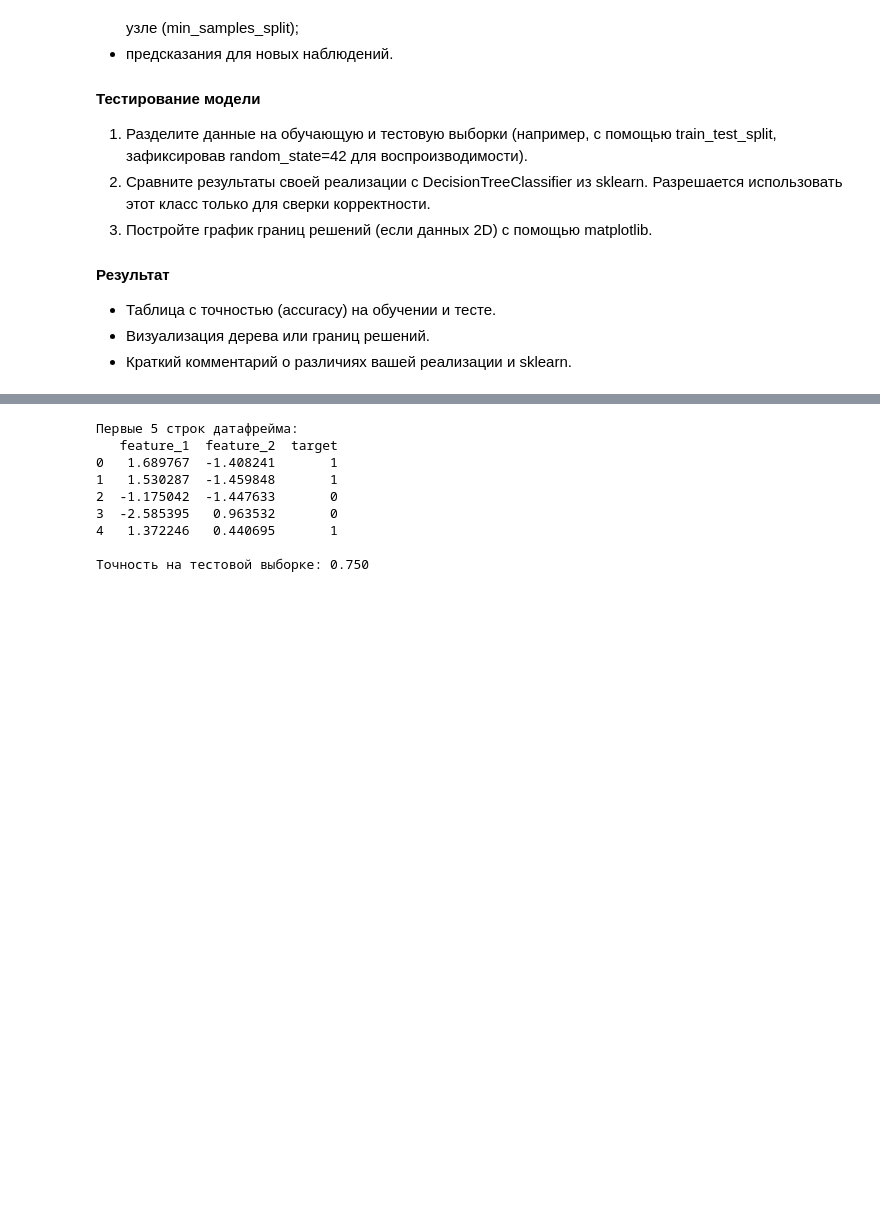
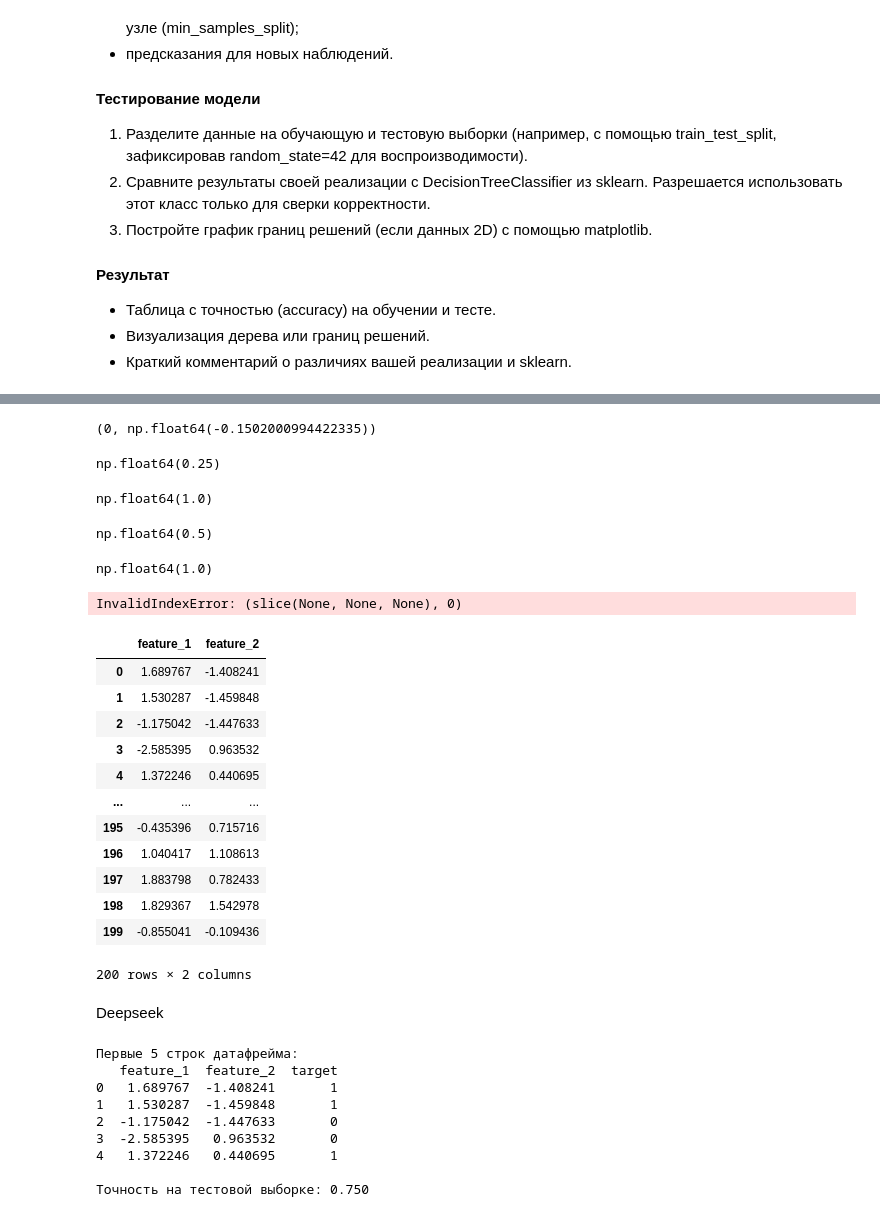
Before and after one commit to iTonyJah/DataScience, a Jupyter notebook: Edu/a-math/a-math_final_project.ipynb, the cells around one changed output, grey strips where cells are left out. Drawn from its saved outputs; the diff is of its cells as text; code cells hidden in the pictures; blank space fills up the shorter version.

```diff
--- a/Edu/a-math/a-math_final_project.ipynb
+++ b/Edu/a-math/a-math_final_project.ipynb
@@ -288,0 +788,12 @@ print(f"Точность (Accuracy) на тестовой выборке: {accur
+# %%
+optimal_split_params
+# %% [output]
+(0, np.float64(-0.1502000994422335))
+# %%
+squared_error(y)
+# %% [output]
+np.float64(0.25)
+# %%
+entropy(y)
+# %% [output]
+np.float64(1.0)
@@ -288,0 +814,8 @@ print(f"Точность (Accuracy) на тестовой выборке: {accur
+# %%
+gini(y, X.shape[1])
+# %% [output]
+np.float64(0.5)
+# %%
+entropy_bincount(y, X.shape[1])
+# %% [output]
+np.float64(1.0)
@@ -289,3 +907,30 @@ print(f"Точность (Accuracy) на тестовой выборке: {accur
+# %%
+n_classes = X.shape[1]
+n_classes = 2
+criterion = 'gini'
+min_samples_leaf = 1
+feature = 'feature_1'
+best_split(X, y, n_classes, criterion, min_samples_leaf)
+# %% [output]
+InvalidIndexError: (slice(None, None, None), 0)
+# %%
+X
+# %% [output]
+|  | feature_1 | feature_2 |
+| 0 | 1.689767 | -1.408241 |
+| 1 | 1.530287 | -1.459848 |
+| 2 | -1.175042 | -1.447633 |
+| 3 | -2.585395 | 0.963532 |
+| 4 | 1.372246 | 0.440695 |
+| ... | ... | ... |
+| 195 | -0.435396 | 0.715716 |
+| 196 | 1.040417 | 1.108613 |
+| 197 | 1.883798 | 0.782433 |
+| 198 | 1.829367 | 1.542978 |
+| 199 | -0.855041 | -0.109436 |
+200 rows × 2 columns
+# %% [markdown]
+Deepseek
 # %%
 import numpy as np
 import pandas as pd
```
Also changed, not shown: parts of 16 cells of this notebook, 2 other files.
